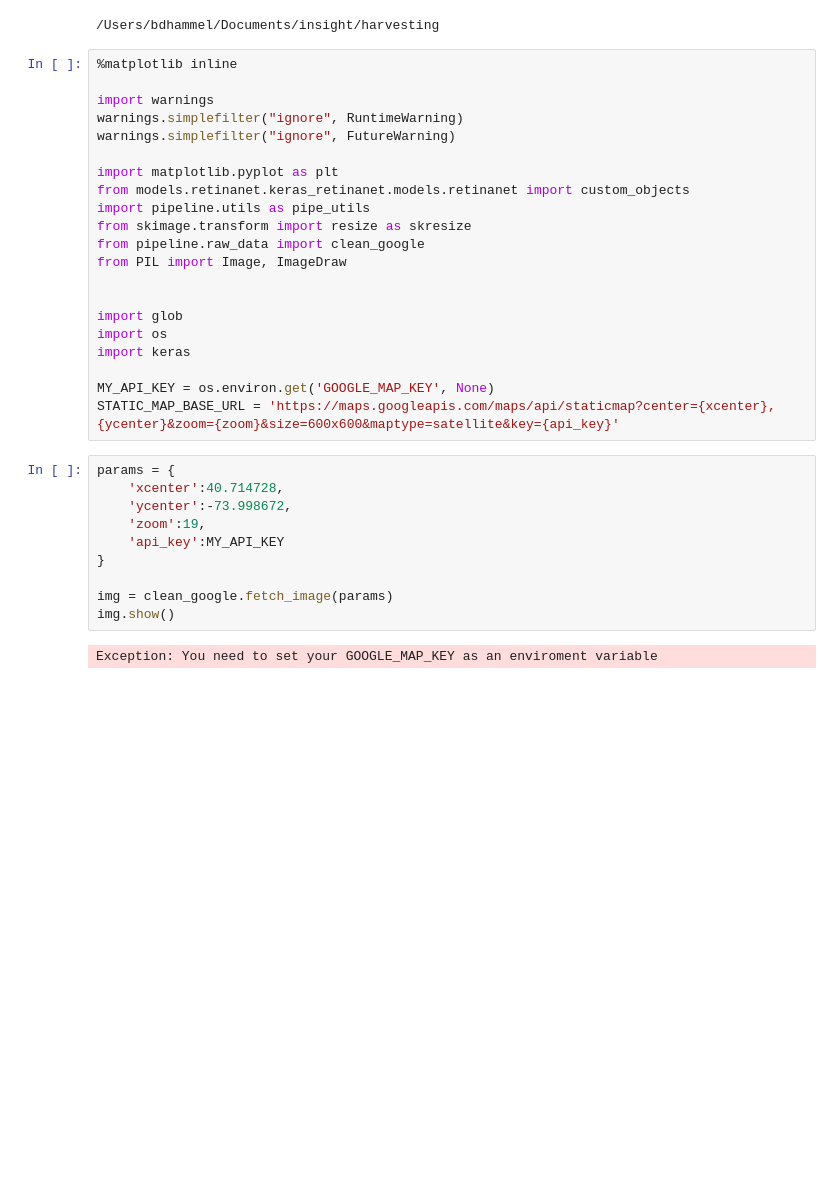
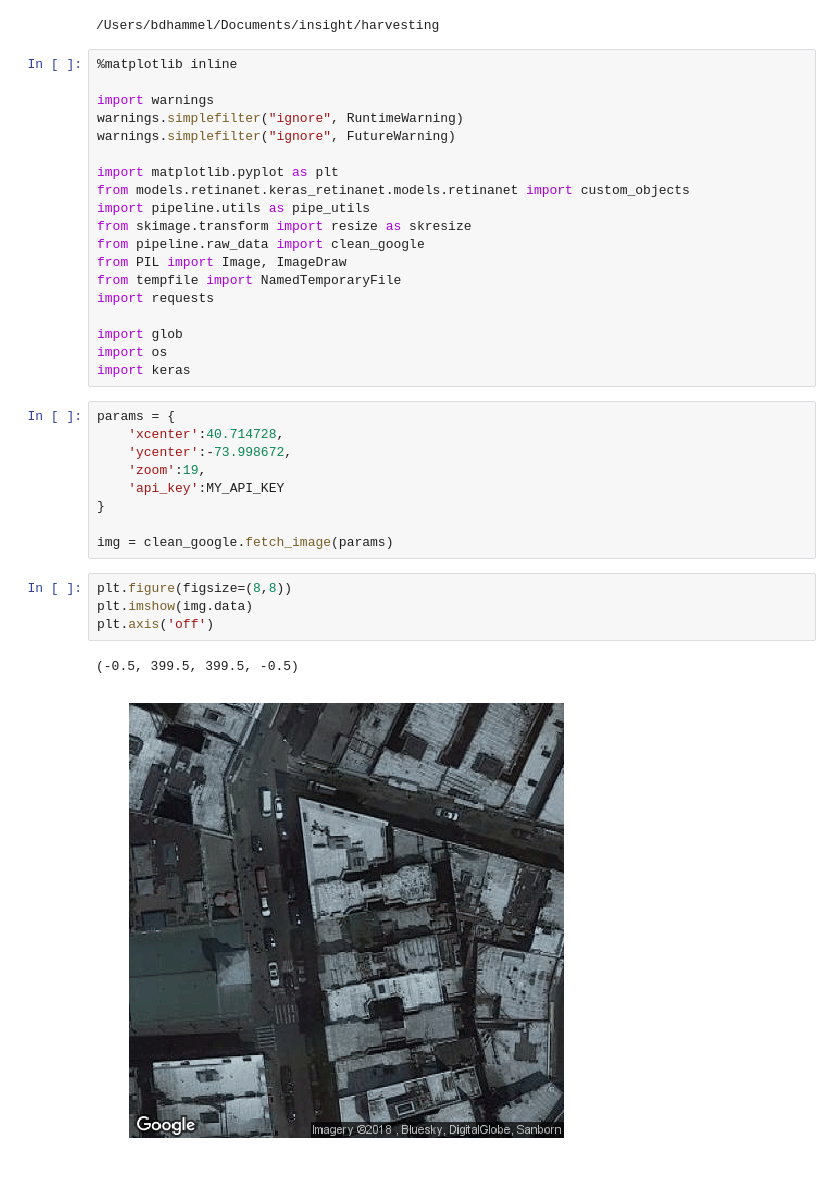
Before and after one commit to bdhammel/faraway-farms, a Jupyter notebook: workspace/google_maps_prediction.ipynb, the cells around one changed output. Cells and saved outputs as stored; diff of their text form; blank space fills up the shorter version.

```diff
--- a/workspace/google_maps_prediction.ipynb
+++ b/workspace/google_maps_prediction.ipynb
@@ -15,14 +15,12 @@ import pipeline.utils as pipe_utils
 from skimage.transform import resize as skresize
 from pipeline.raw_data import clean_google
 from PIL import Image, ImageDraw
-
+from tempfile import NamedTemporaryFile
+import requests
 
 import glob
 import os
 import keras
-
-MY_API_KEY = os.environ.get('GOOGLE_MAP_KEY', None)
-STATIC_MAP_BASE_URL = 'https://maps.googleapis.com/maps/api/staticmap?center={xcenter},{ycenter}&zoom={zoom}&size=600x600&maptype=satellite&key={api_key}'
 # %%
 params = {
     'xcenter':40.714728,
@@ -32,6 +30,10 @@ params = {
 }
 
 img = clean_google.fetch_image(params)
-img.show()
-# %% [output]
-Exception: You need to set your GOOGLE_MAP_KEY as an enviroment variable
+# %%
+plt.figure(figsize=(8,8))
+plt.imshow(img.data)
+plt.axis('off')
+# %% [output]
+(-0.5, 399.5, 399.5, -0.5)
+[figure, added]
```
Also changed, not shown: parts of 1 cell of this notebook, 8 other files.
